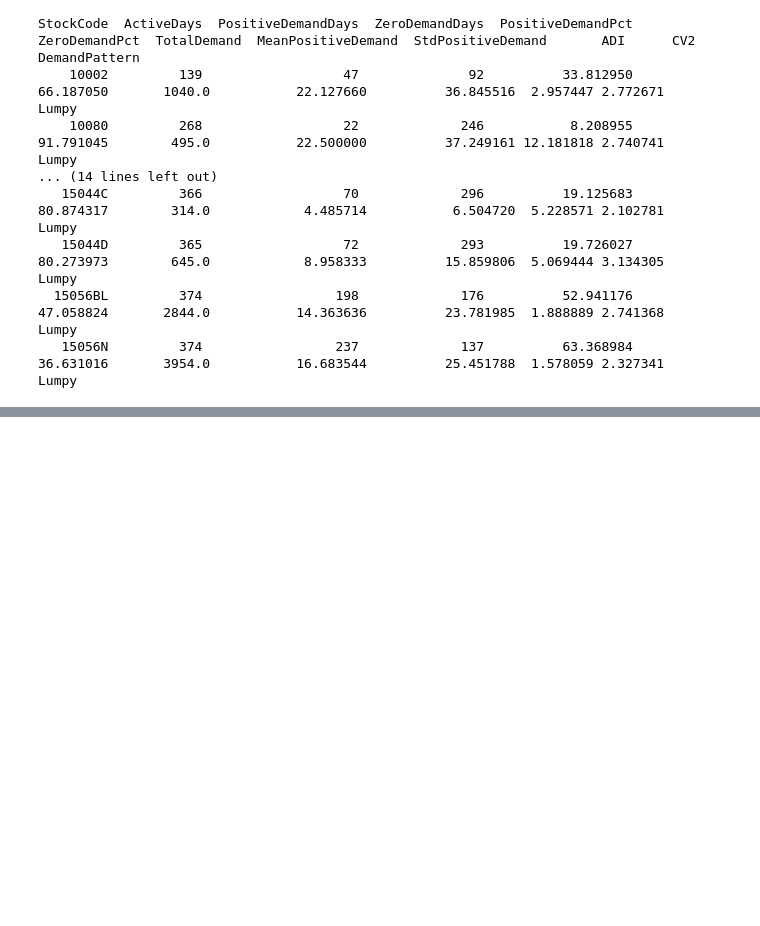
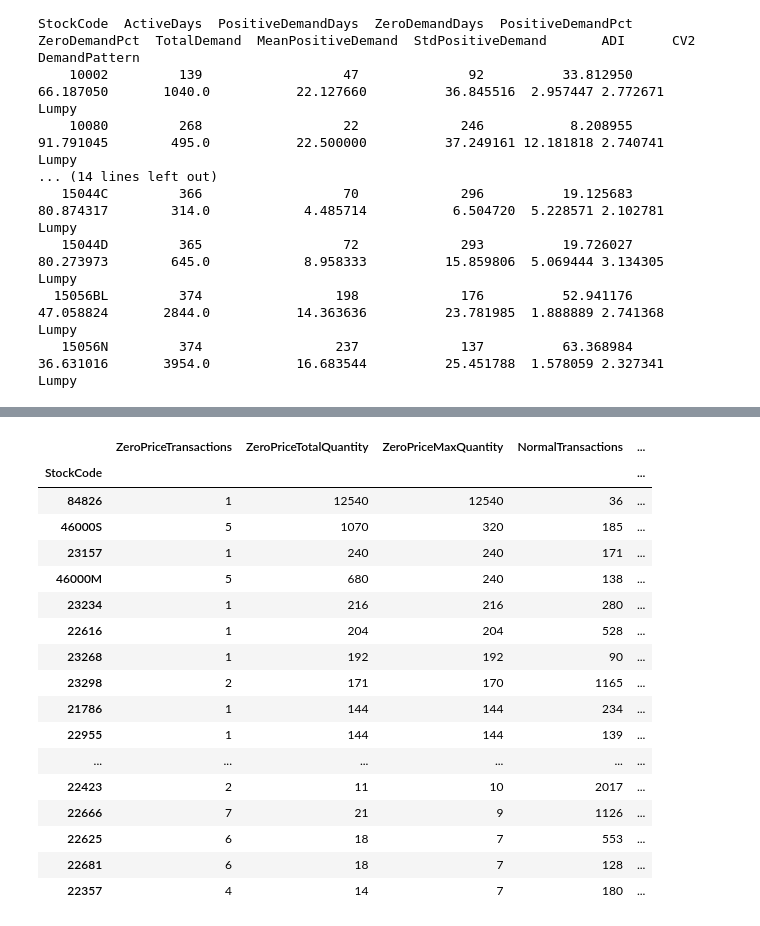
Before and after one commit to AndreasAndreason/StockWise, a Jupyter notebook: notebooks/clean_data_analysis.ipynb, the cells around one changed output, grey strips where cells are left out. Saved outputs shown, nothing was run; the diff lists cells and outputs as text; code cells hidden in the pictures; blank space fills up the shorter version.

```diff
--- a/notebooks/clean_data_analysis.ipynb
+++ b/notebooks/clean_data_analysis.ipynb
@@ -1044,0 +1688,49 @@ StockCode  ActiveDays  PositiveDemandDays  ZeroDemandDays  PositiveDemandPct  Ze
+# %%
+# Positive-price transactions for the same stock codes
+normal_sales = raw_data.loc[
+    raw_data["Quantity"].gt(0)
+    & raw_data["UnitPrice"].gt(0)
+].copy()
+
+normal_summary = (
+    normal_sales
+    .groupby("StockCode")
+    .agg(
+        NormalTransactions=("Quantity", "size"),
+        NormalMedianQuantity=("Quantity", "median"),
+        NormalMaxQuantity=("Quantity", "max"),
+    )
+)
+
+comparison = (
+    remaining_zero_price
+    .groupby("StockCode")
+    .agg(
+        ZeroPriceTransactions=("Quantity", "size"),
+        ZeroPriceTotalQuantity=("Quantity", "sum"),
+        ZeroPriceMaxQuantity=("Quantity", "max"),
+    )
+    .join(normal_summary, how="left")
+    .sort_values("ZeroPriceMaxQuantity", ascending=False)
+)
+
+display(comparison.head(30))
+# %% [output]
+|  | ZeroPriceTransactions | ZeroPriceTotalQuantity | ZeroPriceMaxQuantity | NormalTransactions | ... |
+| StockCode |  |  |  |  | ... |
+| 84826 | 1 | 12540 | 12540 | 36 | ... |
+| 46000S | 5 | 1070 | 320 | 185 | ... |
+| 23157 | 1 | 240 | 240 | 171 | ... |
+| 46000M | 5 | 680 | 240 | 138 | ... |
+| 23234 | 1 | 216 | 216 | 280 | ... |
+| 22616 | 1 | 204 | 204 | 528 | ... |
+| 23268 | 1 | 192 | 192 | 90 | ... |
+| 23298 | 2 | 171 | 170 | 1165 | ... |
+| 21786 | 1 | 144 | 144 | 234 | ... |
+| 22955 | 1 | 144 | 144 | 139 | ... |
+| ... | ... | ... | ... | ... | ... |
+| 22423 | 2 | 11 | 10 | 2017 | ... |
+| 22666 | 7 | 21 | 9 | 1126 | ... |
+| 22625 | 6 | 18 | 7 | 553 | ... |
+| 22681 | 6 | 18 | 7 | 128 | ... |
+| 22357 | 4 | 14 | 7 | 180 | ... |
```
Also changed, not shown: parts of 46 cells of this notebook, 4 other files.
